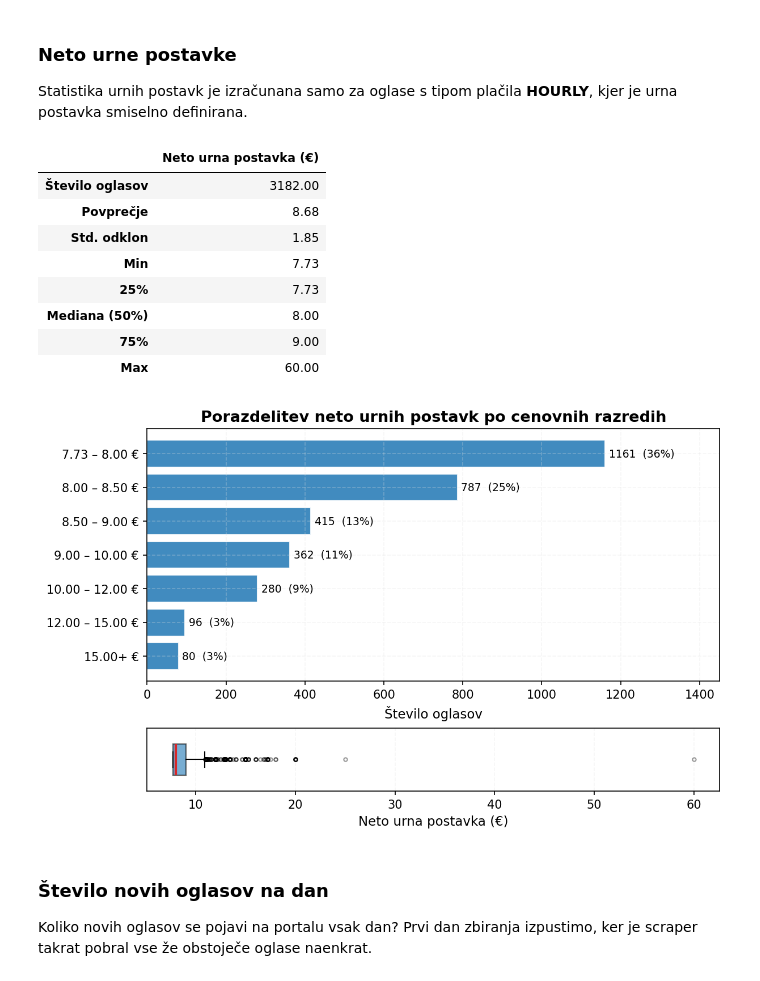
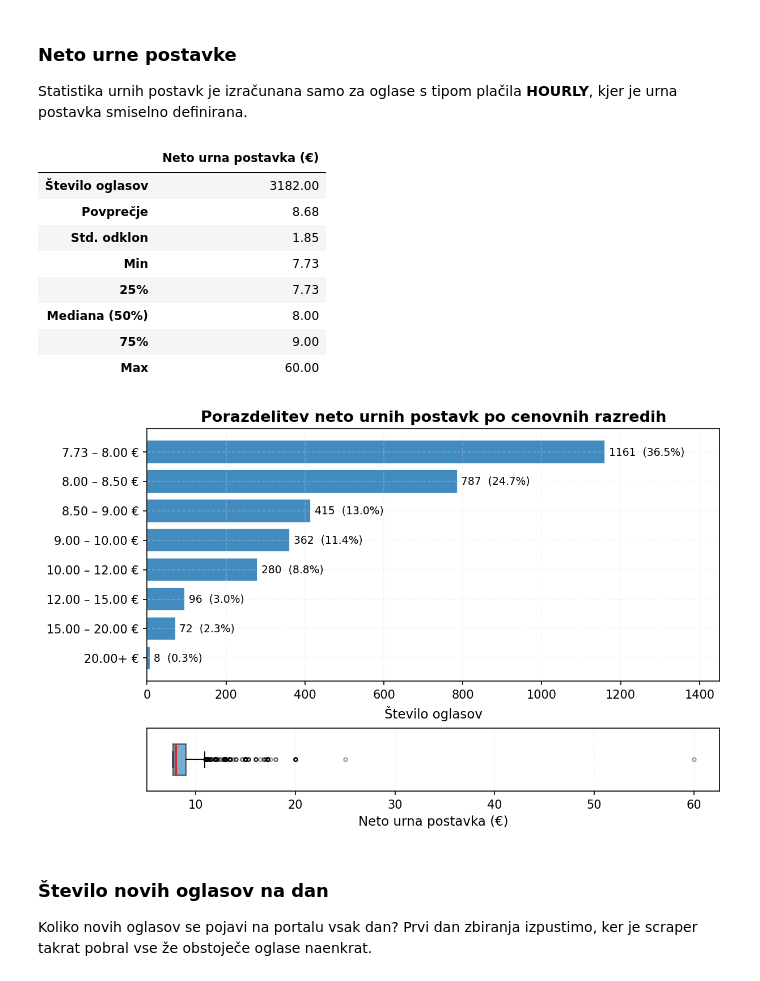
Before and after one commit to svenko99/PR2608, a Jupyter notebook: reports/rezultati.ipynb, the cells around one changed output. Cells and saved outputs as stored; diff of their text form; code cells hidden in the pictures.

```diff
--- a/reports/rezultati.ipynb
+++ b/reports/rezultati.ipynb
@@ -117,9 +117,10 @@ stats.index = ["Število oglasov", "Povprečje", "Std. odklon", "Min", "25%", "M
 display(stats.style.format("{:.2f}"))
 
 # Frekvenčna tabela po cenovnih razredih (od minimalne plače naprej)
-bins = [MIN_WAGE, 8, 8.5, 9, 10, 12, 15, 30]
+bins = [MIN_WAGE, 8, 8.5, 9, 10, 12, 15, 20, 30]
 labels = ["7.73 – 8.00 €", "8.00 – 8.50 €", "8.50 – 9.00 €",
-          "9.00 – 10.00 €", "10.00 – 12.00 €", "12.00 – 15.00 €", "15.00+ €"]
+          "9.00 – 10.00 €", "10.00 – 12.00 €", "12.00 – 15.00 €",
+          "15.00 – 20.00 €", "20.00+ €"]
 razredi = pd.cut(rates, bins=bins, labels=labels, right=False)
 freq = razredi.value_counts().sort_index().to_frame("Število oglasov")
 freq["Delež"] = freq["Število oglasov"] / freq["Število oglasov"].sum()
@@ -127,35 +128,35 @@ freq["Delež"] = freq["Število oglasov"] / freq["Število oglasov"].sum()
 # Stolpčni graf razredov + box plot
 fig, (ax1, ax2) = plt.subplots(2, 1, figsize=(8, 5), layout="constrained",
                                gridspec_kw={"height_ratios": [4, 1]})
 
 bars = ax1.barh(labels, freq["Število oglasov"], color=COLORS[0], edgecolor="white", alpha=0.85)
-ax1.bar_label(bars, labels=[f"{v}  ({p:.0%})" for v, p in zip(freq["Število oglasov"], freq["Delež"])],
+ax1.bar_label(bars, labels=[f"{v}  ({p:.1%})" for v, p in zip(freq["Število oglasov"], freq["Delež"])],
               padding=3, fontsize=9)
 ax1.set_xlabel("Število oglasov")
 ax1.set_title("Porazdelitev neto urnih postavk po cenovnih razredih")
 ax1.set_xlim(right=freq["Število oglasov"].max() * 1.25)
 ax1.invert_yaxis()
 
 # Box plot pod stolpčnim grafom
 bp = ax2.boxplot(rates, vert=False, widths=0.5, patch_artist=True,
                  boxprops=dict(facecolor=COLORS[0], alpha=0.6),
                  medianprops=dict(color=COLORS[3], linewidth=2),
                  flierprops=dict(marker="o", markersize=3, alpha=0.4))
 ax2.set_xlabel("Neto urna postavka (€)")
 ax2.set_yticks([])
 
 plt.show()
 # %% [output]
 |  | Neto urna postavka (€) |
 | Število oglasov | 3182.00 |
 | Povprečje | 8.68 |
 | Std. odklon | 1.85 |
 | Min | 7.73 |
 | 25% | 7.73 |
 | Mediana (50%) | 8.00 |
 | 75% | 9.00 |
 | Max | 60.00 |
-[figure, old version]
+[figure, new version]
 # %% [markdown]
 ### Število novih oglasov na dan
 
```
